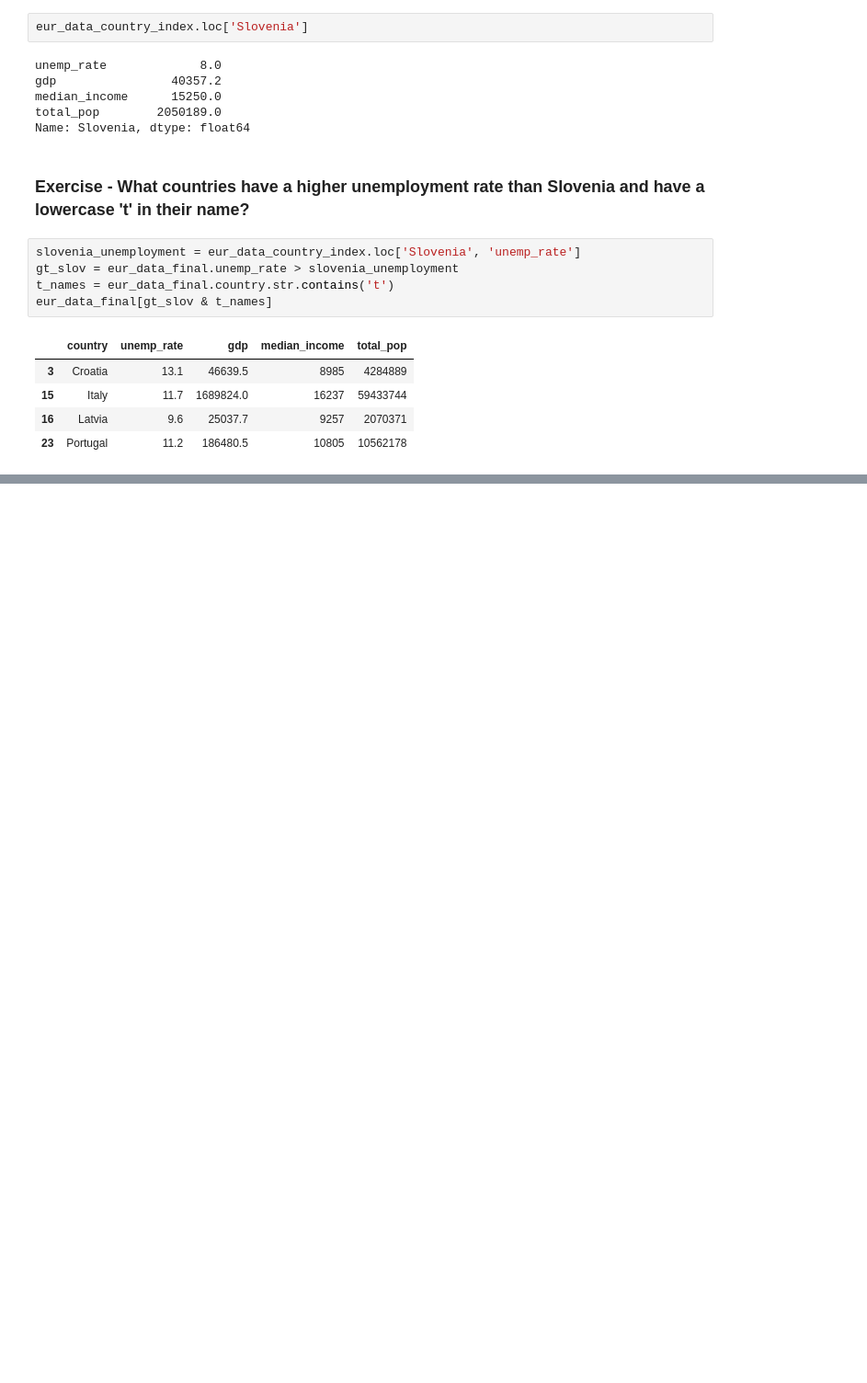
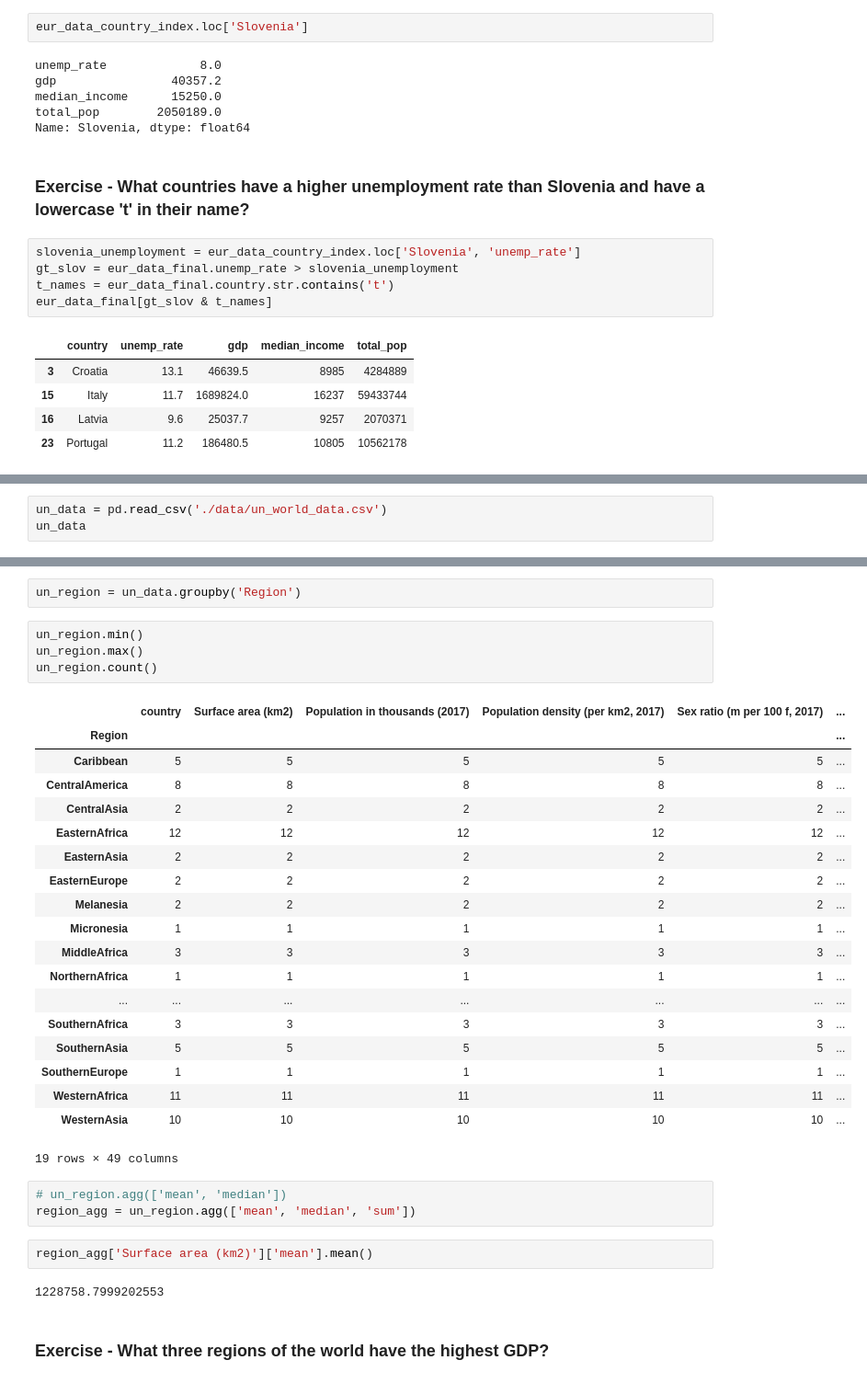
Before and after one commit to andymbryant/data-science-workshop, a Jupyter notebook: pandas/data-wrangling-master.ipynb, the cells around one changed output, grey strips where cells are left out. Shown at 92% size. Drawn from its saved outputs; the diff is of its cells as text; blank space fills up the shorter version.

Commit message:
pandas groupby

```diff
--- a/pandas/data-wrangling-master.ipynb
+++ b/pandas/data-wrangling-master.ipynb
@@ -548,0 +638,3 @@ eur_data_final[gt_slov & t_names]
+# %%
+un_data = pd.read_csv('./data/un_world_data.csv')
+un_data
@@ -548,0 +677,35 @@ eur_data_final[gt_slov & t_names]
+# %%
+un_region = un_data.groupby('Region')
+# %%
+un_region.min()
+un_region.max()
+un_region.count()
+# %% [output]
+|  | country | Surface area (km2) | Population in thousands (2017) | Population density (per km2, 2017) | Sex ratio (m per 100 f, 2017) | ... |
+| Region |  |  |  |  |  | ... |
+| Caribbean | 5 | 5 | 5 | 5 | 5 | ... |
+| CentralAmerica | 8 | 8 | 8 | 8 | 8 | ... |
+| CentralAsia | 2 | 2 | 2 | 2 | 2 | ... |
+| EasternAfrica | 12 | 12 | 12 | 12 | 12 | ... |
+| EasternAsia | 2 | 2 | 2 | 2 | 2 | ... |
+| EasternEurope | 2 | 2 | 2 | 2 | 2 | ... |
+| Melanesia | 2 | 2 | 2 | 2 | 2 | ... |
+| Micronesia | 1 | 1 | 1 | 1 | 1 | ... |
+| MiddleAfrica | 3 | 3 | 3 | 3 | 3 | ... |
+| NorthernAfrica | 1 | 1 | 1 | 1 | 1 | ... |
+| ... | ... | ... | ... | ... | ... | ... |
+| SouthernAfrica | 3 | 3 | 3 | 3 | 3 | ... |
+| SouthernAsia | 5 | 5 | 5 | 5 | 5 | ... |
+| SouthernEurope | 1 | 1 | 1 | 1 | 1 | ... |
+| WesternAfrica | 11 | 11 | 11 | 11 | 11 | ... |
+| WesternAsia | 10 | 10 | 10 | 10 | 10 | ... |
+19 rows × 49 columns
+# %%
+# un_region.agg(['mean', 'median'])
+region_agg = un_region.agg(['mean', 'median', 'sum'])
+# %%
+region_agg['Surface area (km2)']['mean'].mean()
+# %% [output]
+1228758.7999202553
+# %% [markdown]
+### Exercise - What three regions of the world have the highest GDP?
```
Also changed, not shown: parts of 60 cells of this notebook, 2 other files.
